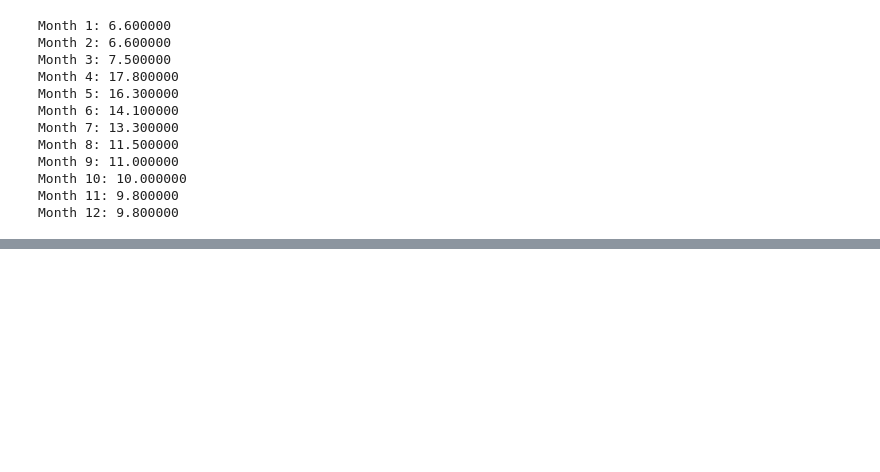
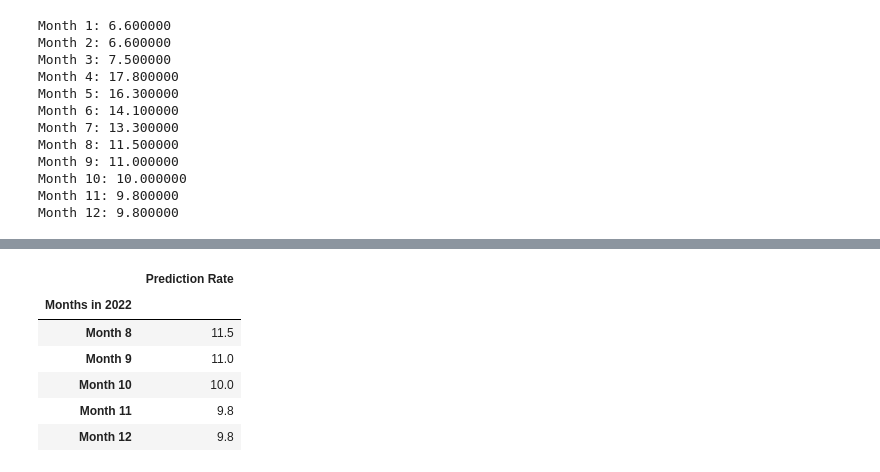
Before and after one commit to echoqshen/Final_project, a Jupyter notebook: Arima_Test_1.ipynb, the cells around one changed output, grey strips where cells are left out. Saved outputs shown, nothing was run; the diff lists cells and outputs as text; code cells hidden in the pictures; blank space fills up the shorter version.

```diff
--- a/Arima_Test_1.ipynb
+++ b/Arima_Test_1.ipynb
@@ -244,0 +293,10 @@ Month 12: 9.800000
+# %%
+df.tail()
+# %% [output]
+|  | Prediction Rate |
+| Months in 2022 |  |
+| Month 8 | 11.5 |
+| Month 9 | 11.0 |
+| Month 10 | 10.0 |
+| Month 11 | 9.8 |
+| Month 12 | 9.8 |
```
Also changed, not shown: parts of 10 cells of this notebook, 1 other file.
